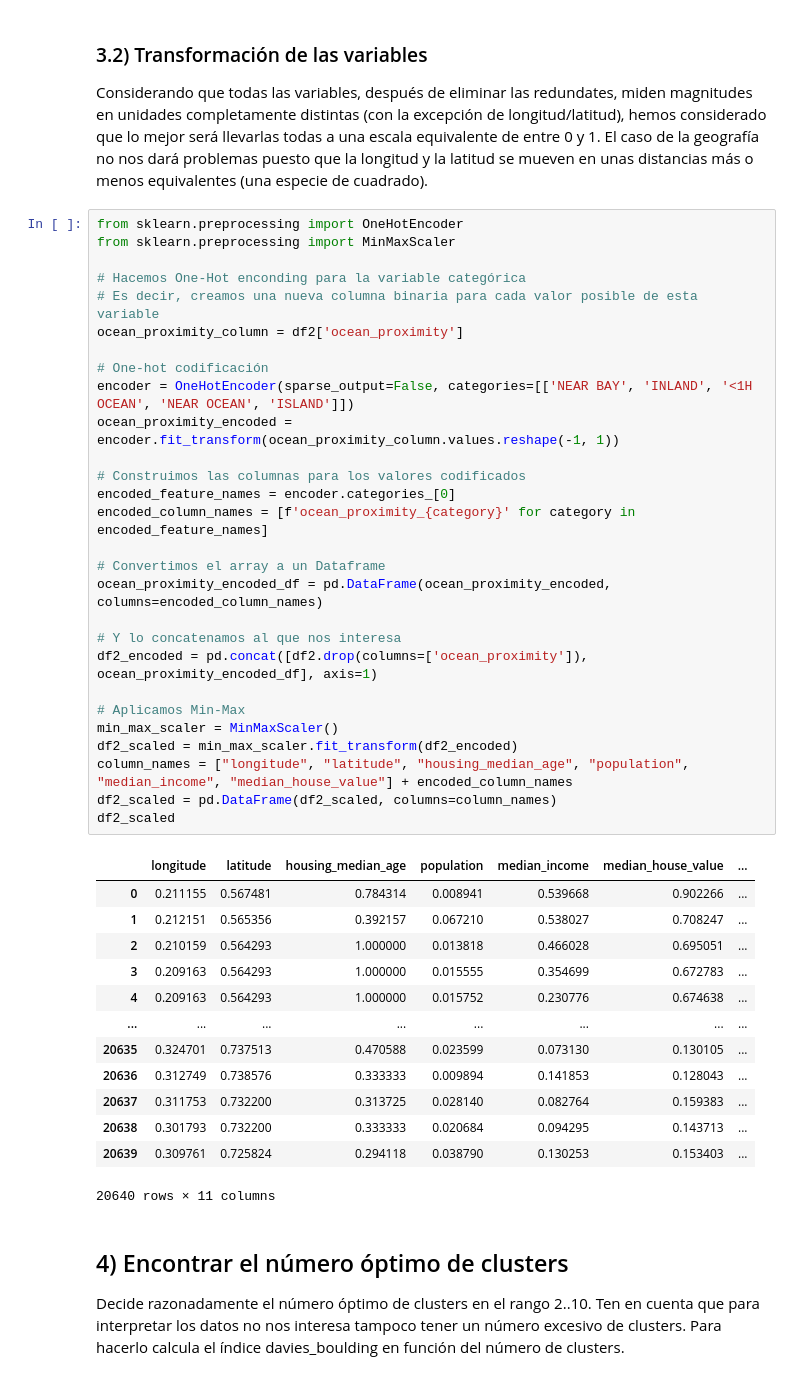
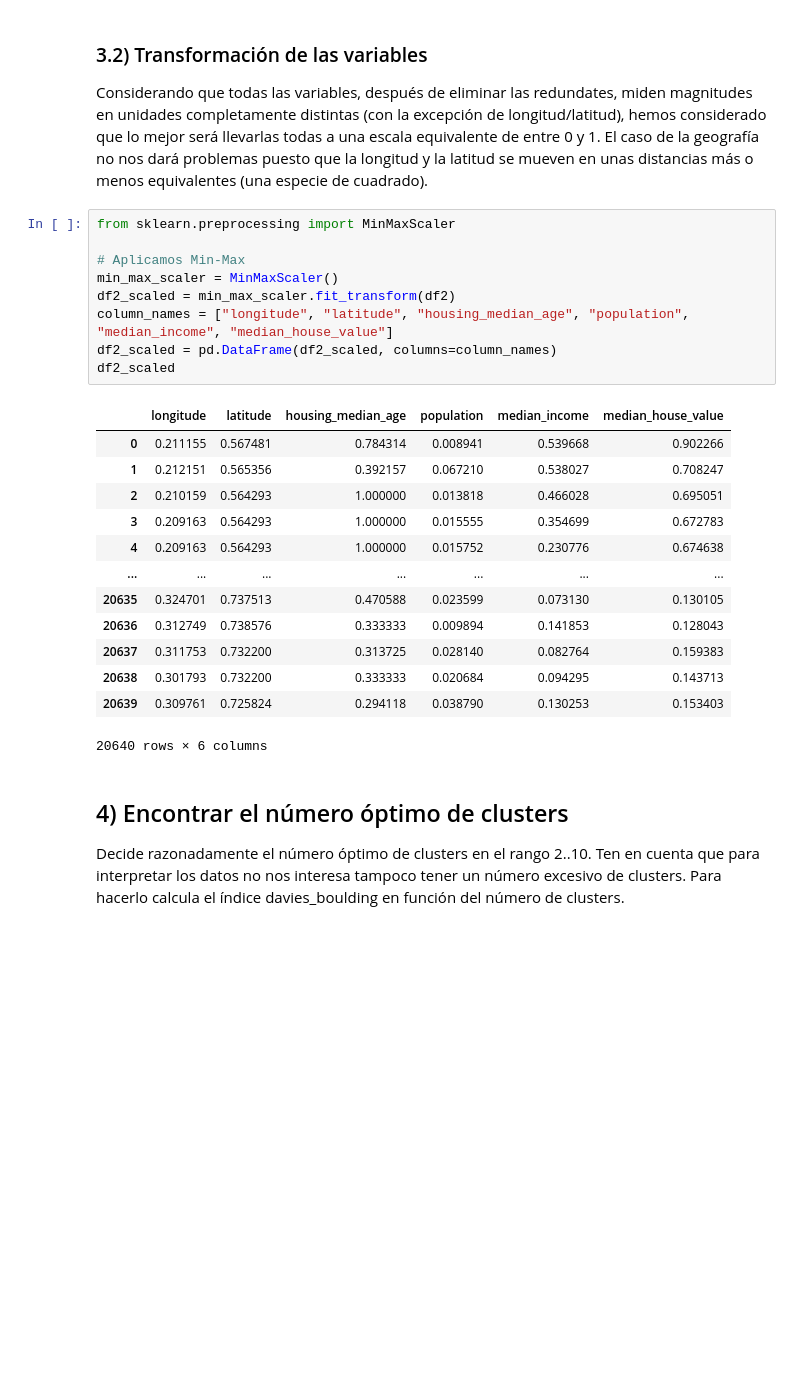
Before and after one commit to MarioCalvarro/practicasIA, a Jupyter notebook: P2_clustering_enunciado_2324.ipynb, the cells around one changed output. Saved outputs shown, nothing was run; the diff lists cells and outputs as text; blank space fills up the shorter version.

```diff
--- a/P2_clustering_enunciado_2324.ipynb
+++ b/P2_clustering_enunciado_2324.ipynb
@@ -199,48 +214,29 @@ df2
 ### 3.2) Transformación de las variables
 
 Considerando que todas las variables, después de eliminar las redundates, miden magnitudes en unidades completamente distintas (con la excepción de longitud/latitud), hemos considerado que lo mejor será llevarlas todas a una escala equivalente de entre 0 y 1. El caso de la geografía no nos dará problemas puesto que la longitud y la latitud se mueven en unas distancias más o menos equivalentes (una especie de cuadrado).
-# %%
-from sklearn.preprocessing import OneHotEncoder
-from sklearn.preprocessing import MinMaxScaler
-
-# Hacemos One-Hot enconding para la variable categórica
-# Es decir, creamos una nueva columna binaria para cada valor posible de esta variable
-ocean_proximity_column = df2['ocean_proximity']
-
-# One-hot codificación
-encoder = OneHotEncoder(sparse_output=False, categories=[['NEAR BAY', 'INLAND', '<1H OCEAN', 'NEAR OCEAN', 'ISLAND']])
-ocean_proximity_encoded = encoder.fit_transform(ocean_proximity_column.values.reshape(-1, 1))
-
-# Construimos las columnas para los valores codificados
-encoded_feature_names = encoder.categories_[0]
-encoded_column_names = [f'ocean_proximity_{category}' for category in encoded_feature_names]
-
-# Convertimos el array a un Dataframe
-ocean_proximity_encoded_df = pd.DataFrame(ocean_proximity_encoded, columns=encoded_column_names)
-
-# Y lo concatenamos al que nos interesa
-df2_encoded = pd.concat([df2.drop(columns=['ocean_proximity']), ocean_proximity_encoded_df], axis=1)
-
-# Aplicamos Min-Max
-min_max_scaler = MinMaxScaler()
-df2_scaled = min_max_scaler.fit_transform(df2_encoded)
-column_names = ["longitude", "latitude", "housing_median_age", "population", "median_income", "median_house_value"] + encoded_column_names
-df2_scaled = pd.DataFrame(df2_scaled, columns=column_names)
-df2_scaled
-# %% [output]
-|  | longitude | latitude | housing_median_age | population | median_income | median_house_value | ... |
-| 0 | 0.211155 | 0.567481 | 0.784314 | 0.008941 | 0.539668 | 0.902266 | ... |
-| 1 | 0.212151 | 0.565356 | 0.392157 | 0.067210 | 0.538027 | 0.708247 | ... |
-| 2 | 0.210159 | 0.564293 | 1.000000 | 0.013818 | 0.466028 | 0.695051 | ... |
-| 3 | 0.209163 | 0.564293 | 1.000000 | 0.015555 | 0.354699 | 0.672783 | ... |
-| 4 | 0.209163 | 0.564293 | 1.000000 | 0.015752 | 0.230776 | 0.674638 | ... |
-| ... | ... | ... | ... | ... | ... | ... | ... |
-| 20635 | 0.324701 | 0.737513 | 0.470588 | 0.023599 | 0.073130 | 0.130105 | ... |
-| 20636 | 0.312749 | 0.738576 | 0.333333 | 0.009894 | 0.141853 | 0.128043 | ... |
-| 20637 | 0.311753 | 0.732200 | 0.313725 | 0.028140 | 0.082764 | 0.159383 | ... |
-| 20638 | 0.301793 | 0.732200 | 0.333333 | 0.020684 | 0.094295 | 0.143713 | ... |
-| 20639 | 0.309761 | 0.725824 | 0.294118 | 0.038790 | 0.130253 | 0.153403 | ... |
-20640 rows × 11 columns
+# %%
+from sklearn.preprocessing import MinMaxScaler
+
+# Aplicamos Min-Max
+min_max_scaler = MinMaxScaler()
+df2_scaled = min_max_scaler.fit_transform(df2)
+column_names = ["longitude", "latitude", "housing_median_age", "population", "median_income", "median_house_value"]
+df2_scaled = pd.DataFrame(df2_scaled, columns=column_names)
+df2_scaled
+# %% [output]
+|  | longitude | latitude | housing_median_age | population | median_income | median_house_value |
+| 0 | 0.211155 | 0.567481 | 0.784314 | 0.008941 | 0.539668 | 0.902266 |
+| 1 | 0.212151 | 0.565356 | 0.392157 | 0.067210 | 0.538027 | 0.708247 |
+| 2 | 0.210159 | 0.564293 | 1.000000 | 0.013818 | 0.466028 | 0.695051 |
+| 3 | 0.209163 | 0.564293 | 1.000000 | 0.015555 | 0.354699 | 0.672783 |
+| 4 | 0.209163 | 0.564293 | 1.000000 | 0.015752 | 0.230776 | 0.674638 |
+| ... | ... | ... | ... | ... | ... | ... |
+| 20635 | 0.324701 | 0.737513 | 0.470588 | 0.023599 | 0.073130 | 0.130105 |
+| 20636 | 0.312749 | 0.738576 | 0.333333 | 0.009894 | 0.141853 | 0.128043 |
+| 20637 | 0.311753 | 0.732200 | 0.313725 | 0.028140 | 0.082764 | 0.159383 |
+| 20638 | 0.301793 | 0.732200 | 0.333333 | 0.020684 | 0.094295 | 0.143713 |
+| 20639 | 0.309761 | 0.725824 | 0.294118 | 0.038790 | 0.130253 | 0.153403 |
+20640 rows × 6 columns
 # %% [markdown]
 ## 4) Encontrar el número óptimo de clusters
 
```
Also changed, not shown: parts of 8 cells of this notebook.
